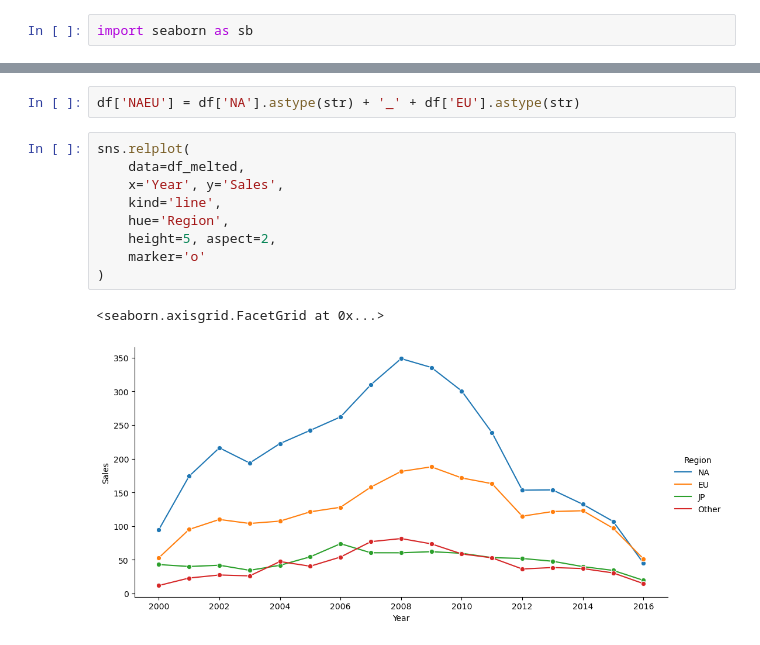
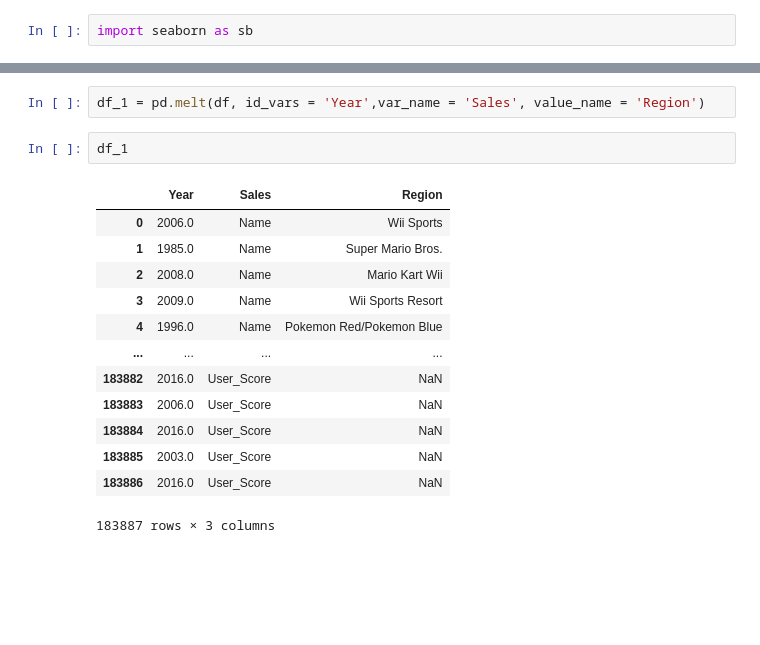
Before and after one commit to YanaStefanovich/EDA-Video-Game-Sales, a Jupyter notebook: Games.ipynb, the cells around one changed output, grey strips where cells are left out. Cells and saved outputs as stored; diff of their text form; blank space fills up the shorter version.

```diff
--- a/Games.ipynb
+++ b/Games.ipynb
@@ -144,14 +144,18 @@ sb.lineplot(x = 'Year', y = 'Global', data = df)
-# %%
-df['NAEU'] = df['NA'].astype(str) + '_' + df['EU'].astype(str)
-# %%
-sns.relplot(
-    data=df_melted,
-    x='Year', y='Sales',
-    kind='line',
-    hue='Region',
-    height=5, aspect=2,
-    marker='o'
-)
-# %% [output]
-<seaborn.axisgrid.FacetGrid at 0x...>
-[figure, removed]
+# %%
+df_1 = pd.melt(df, id_vars = 'Year',var_name = 'Sales', value_name = 'Region')
+# %%
+df_1
+# %% [output]
+|  | Year | Sales | Region |
+| 0 | 2006.0 | Name | Wii Sports |
+| 1 | 1985.0 | Name | Super Mario Bros. |
+| 2 | 2008.0 | Name | Mario Kart Wii |
+| 3 | 2009.0 | Name | Wii Sports Resort |
+| 4 | 1996.0 | Name | Pokemon Red/Pokemon Blue |
+| ... | ... | ... | ... |
+| 183882 | 2016.0 | User_Score | NaN |
+| 183883 | 2006.0 | User_Score | NaN |
+| 183884 | 2016.0 | User_Score | NaN |
+| 183885 | 2003.0 | User_Score | NaN |
+| 183886 | 2016.0 | User_Score | NaN |
+183887 rows × 3 columns
```
Also changed, not shown: parts of 8 cells of this notebook.
